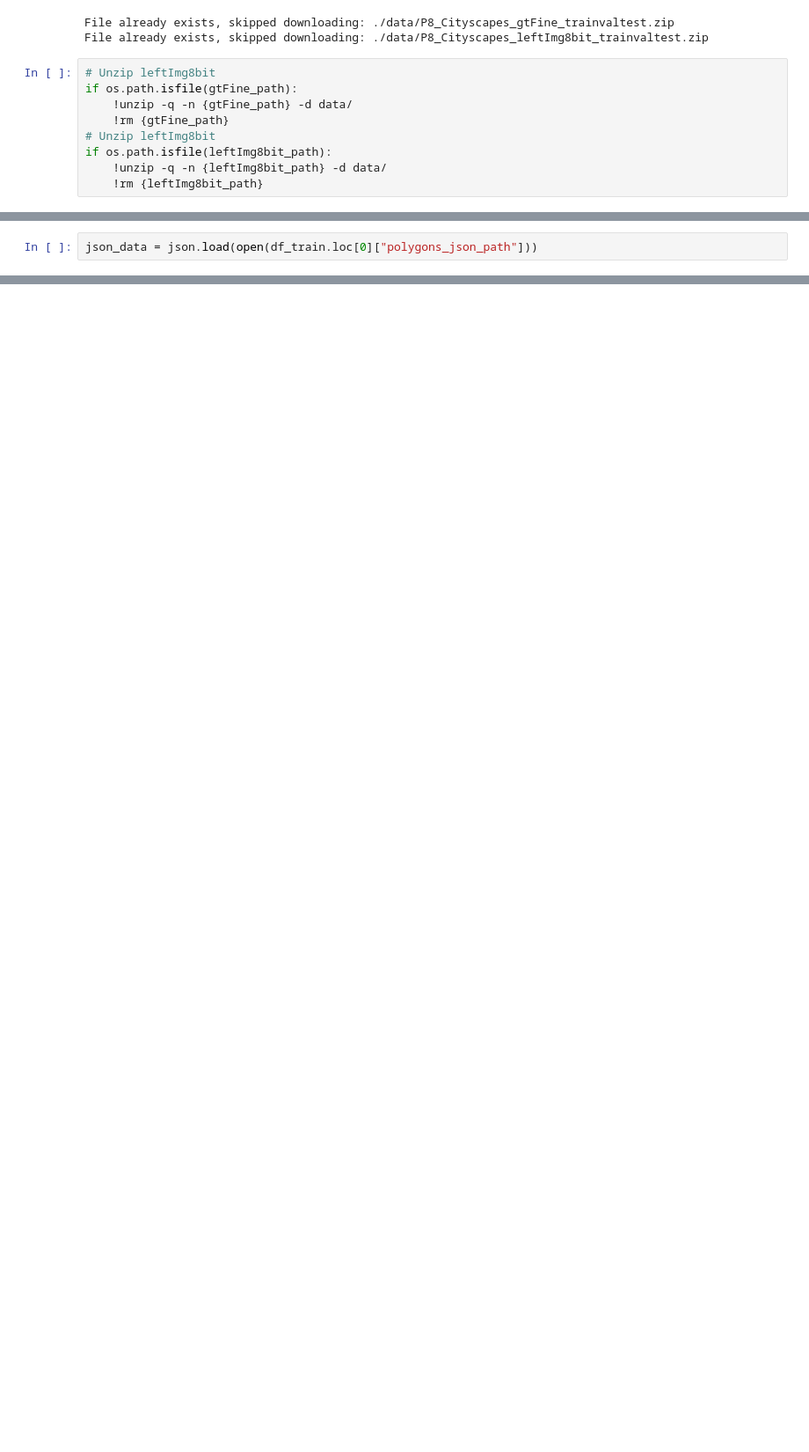
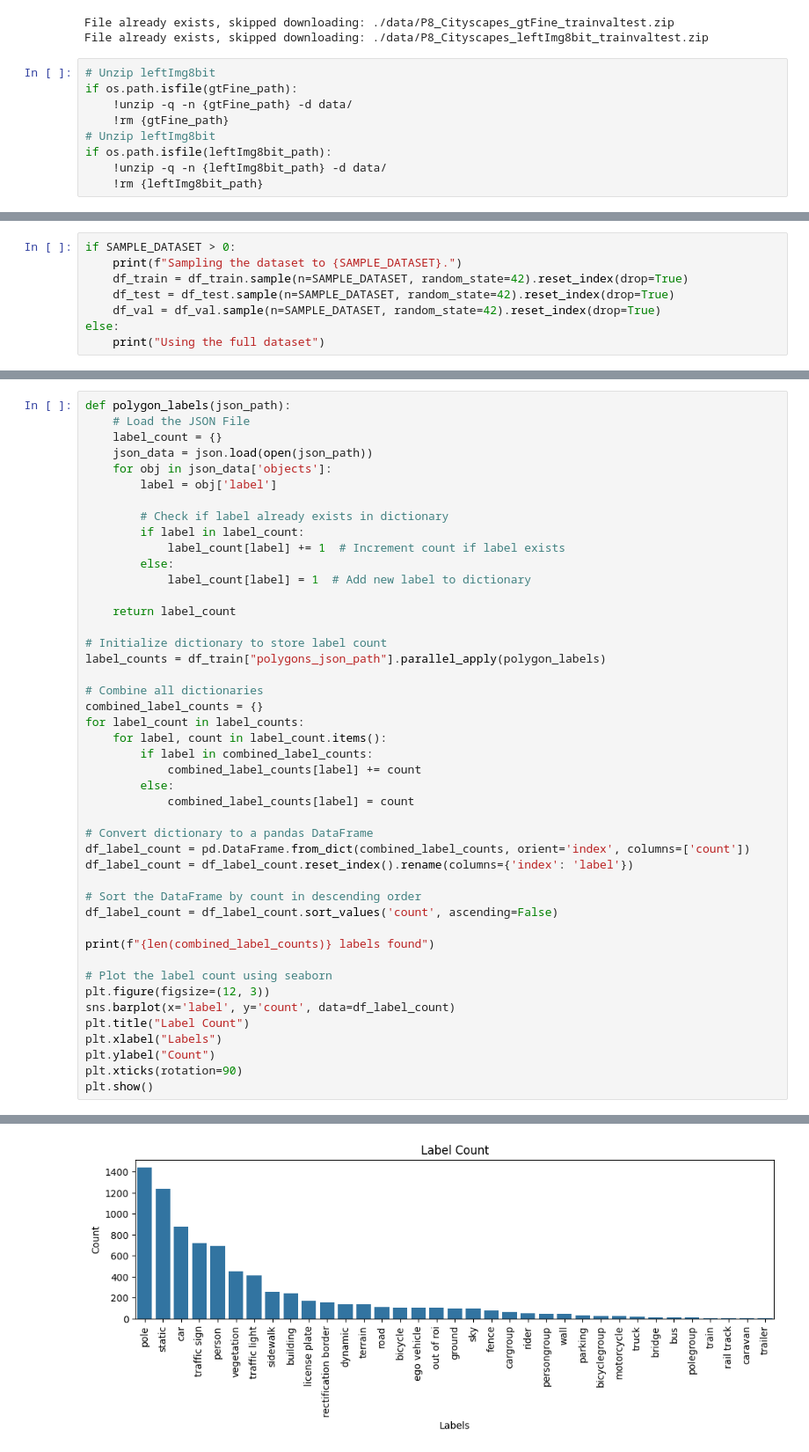
Before and after one commit to 6be709c0/oc-ai-engineer, a Jupyter notebook: OC/P8/output/simple.ipynb, the cells around one changed output, grey strips where cells are left out. Shown at 88% size. Saved outputs shown, nothing was run; the diff lists cells and outputs as text; blank space fills up the shorter version.

```diff
--- a/OC/P8/output/simple.ipynb
+++ b/OC/P8/output/simple.ipynb
@@ -132,2 +144,0 @@ df_train.loc[0]["polygons_json_path"]
-# %%
-json_data = json.load(open(df_train.loc[0]["polygons_json_path"]))
@@ -425,0 +147,8 @@ display_predicted_mask(model, df_train.loc[0]["color_img_path"])
+# %%
+if SAMPLE_DATASET > 0:
+    print(f"Sampling the dataset to {SAMPLE_DATASET}.")
+    df_train = df_train.sample(n=SAMPLE_DATASET, random_state=42).reset_index(drop=True)
+    df_test = df_test.sample(n=SAMPLE_DATASET, random_state=42).reset_index(drop=True)
+    df_val = df_val.sample(n=SAMPLE_DATASET, random_state=42).reset_index(drop=True)
+else:
+    print("Using the full dataset")
@@ -425,0 +224,46 @@ display_predicted_mask(model, df_train.loc[0]["color_img_path"])
+# %%
+def polygon_labels(json_path):
+    # Load the JSON File
+    label_count = {}
+    json_data = json.load(open(json_path))
+    for obj in json_data['objects']:
+        label = obj['label']
+
+        # Check if label already exists in dictionary
+        if label in label_count:
+            label_count[label] += 1  # Increment count if label exists
+        else:
+            label_count[label] = 1  # Add new label to dictionary
+
+    return label_count
+
+# Initialize dictionary to store label count
+label_counts = df_train["polygons_json_path"].parallel_apply(polygon_labels)
+
+# Combine all dictionaries
+combined_label_counts = {}
+for label_count in label_counts:
+    for label, count in label_count.items():
+        if label in combined_label_counts:
+            combined_label_counts[label] += count
+        else:
+            combined_label_counts[label] = count
+
+# Convert dictionary to a pandas DataFrame
+df_label_count = pd.DataFrame.from_dict(combined_label_counts, orient='index', columns=['count'])
+df_label_count = df_label_count.reset_index().rename(columns={'index': 'label'})
+
+# Sort the DataFrame by count in descending order
+df_label_count = df_label_count.sort_values('count', ascending=False)
+
+print(f"{len(combined_label_counts)} labels found")
+
+# Plot the label count using seaborn
+plt.figure(figsize=(12, 3))
+sns.barplot(x='label', y='count', data=df_label_count)
+plt.title("Label Count")
+plt.xlabel("Labels")
+plt.ylabel("Count")
+plt.xticks(rotation=90)
+plt.show()
+# %% [output]
@@ -425,0 +271 @@ display_predicted_mask(model, df_train.loc[0]["color_img_path"])
+[figure, added]
```
Also changed, not shown: parts of 79 cells of this notebook, 15 other files.
